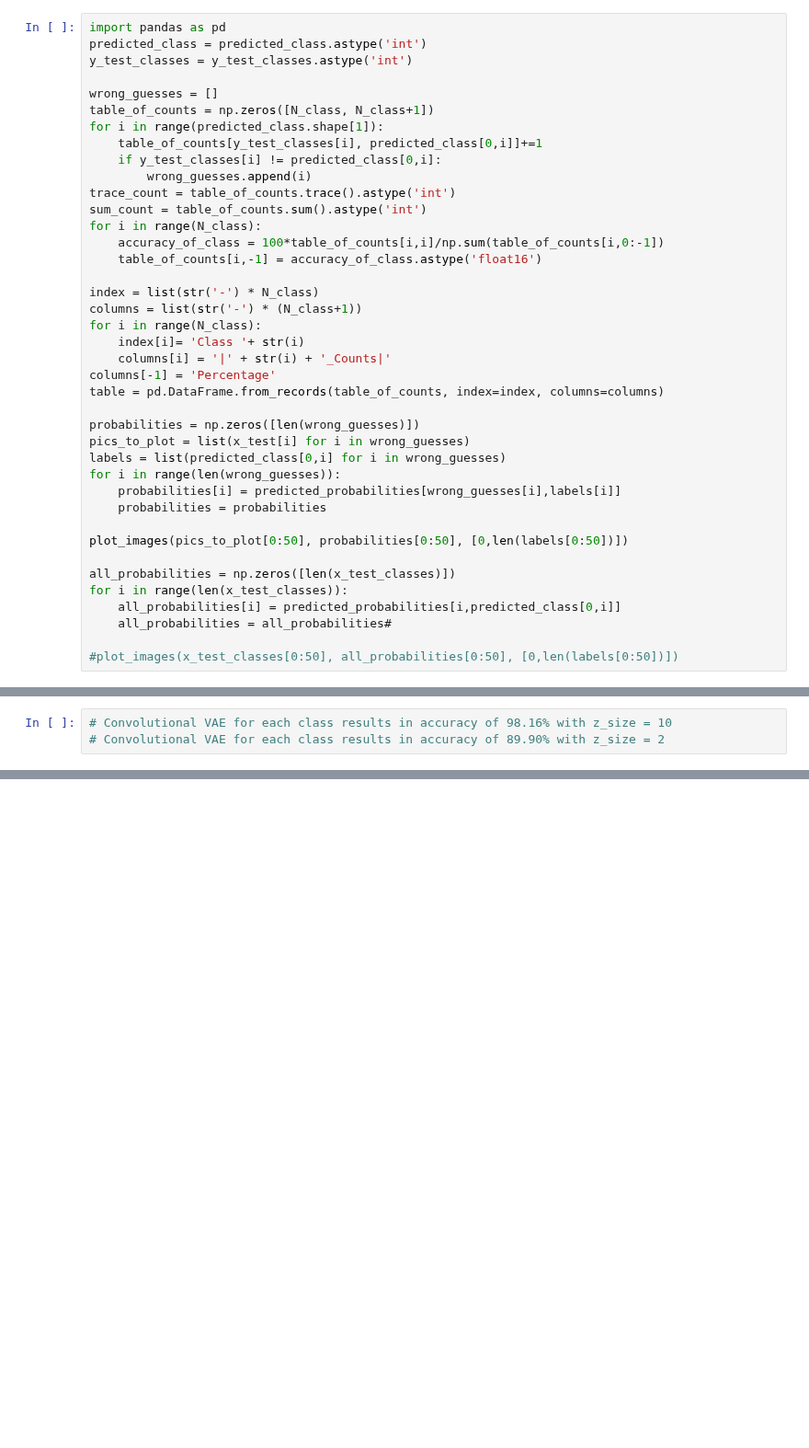
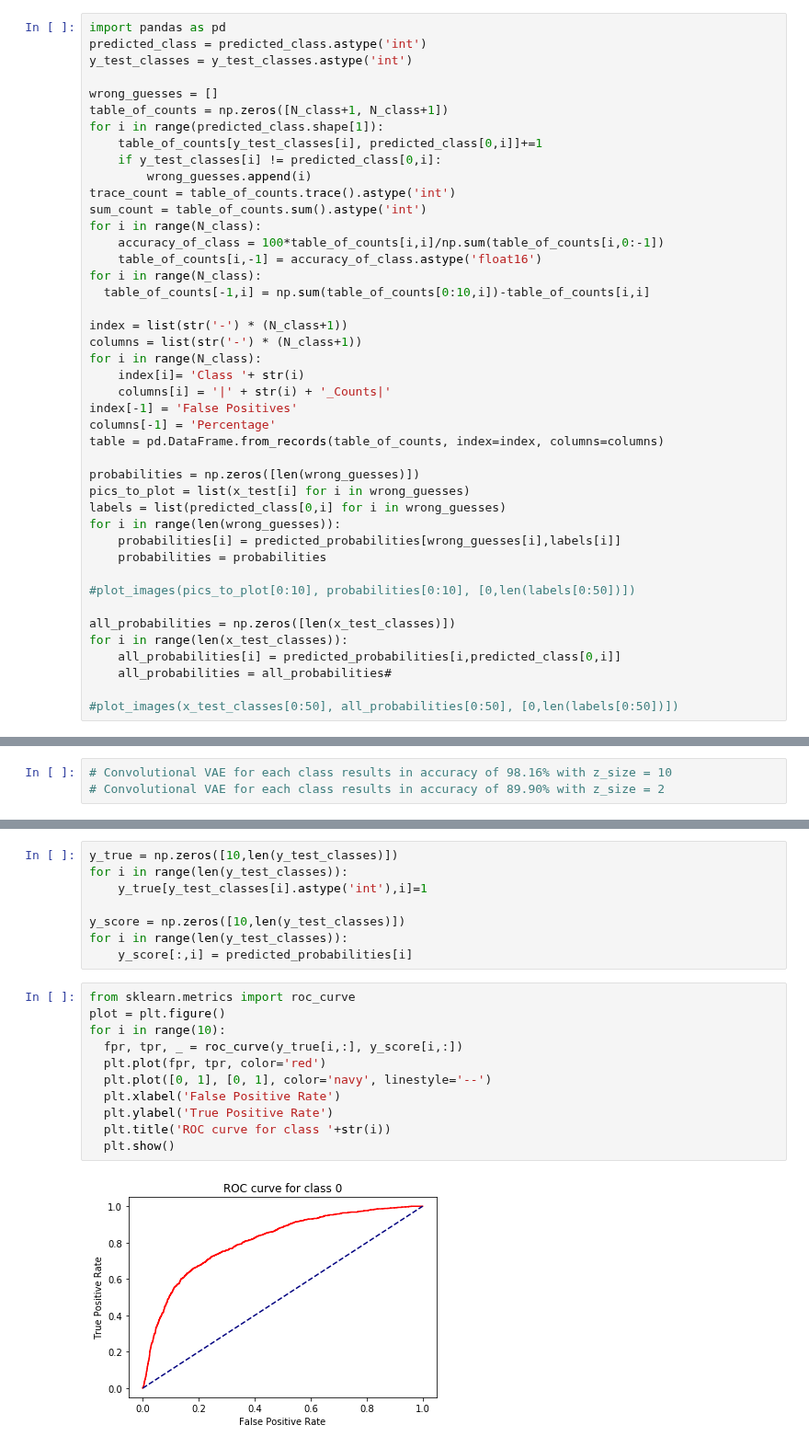
Before and after one commit to lorenzosintini/4YP, a Jupyter notebook: Models_v2/Conv_VAE_v2.ipynb, the cells around one changed output, grey strips where cells are left out. Shown at 92% size. Drawn from its saved outputs; the diff is of its cells as text; blank space fills up the shorter version.

```diff
--- a/Models_v2/Conv_VAE_v2.ipynb
+++ b/Models_v2/Conv_VAE_v2.ipynb
@@ -490,7 +497,7 @@ predicted_class = predicted_class.astype('int')
 y_test_classes = y_test_classes.astype('int')
 
 wrong_guesses = []
-table_of_counts = np.zeros([N_class, N_class+1])
+table_of_counts = np.zeros([N_class+1, N_class+1])
 for i in range(predicted_class.shape[1]):
     table_of_counts[y_test_classes[i], predicted_class[0,i]]+=1
     if y_test_classes[i] != predicted_class[0,i]:
@@ -500,12 +507,15 @@ sum_count = table_of_counts.sum().astype('int')
 for i in range(N_class):
     accuracy_of_class = 100*table_of_counts[i,i]/np.sum(table_of_counts[i,0:-1])
     table_of_counts[i,-1] = accuracy_of_class.astype('float16')
+for i in range(N_class):
+  table_of_counts[-1,i] = np.sum(table_of_counts[0:10,i])-table_of_counts[i,i]
 
-index = list(str('-') * N_class)
+index = list(str('-') * (N_class+1))
 columns = list(str('-') * (N_class+1))
 for i in range(N_class):
     index[i]= 'Class '+ str(i)
     columns[i] = '|' + str(i) + '_Counts|'
+index[-1] = 'False Positives'
 columns[-1] = 'Percentage'
 table = pd.DataFrame.from_records(table_of_counts, index=index, columns=columns)
 
@@ -516,7 +526,7 @@ for i in range(len(wrong_guesses)):
     probabilities[i] = predicted_probabilities[wrong_guesses[i],labels[i]]
     probabilities = probabilities
 
-plot_images(pics_to_plot[0:50], probabilities[0:50], [0,len(labels[0:50])])
+#plot_images(pics_to_plot[0:10], probabilities[0:10], [0,len(labels[0:50])])
 
 all_probabilities = np.zeros([len(x_test_classes)])
 for i in range(len(x_test_classes)):
@@ -578,0 +580,21 @@ np.transpose(wrong_guesses)
+# %%
+y_true = np.zeros([10,len(y_test_classes)])
+for i in range(len(y_test_classes)):
+    y_true[y_test_classes[i].astype('int'),i]=1
+
+y_score = np.zeros([10,len(y_test_classes)])
+for i in range(len(y_test_classes)):
+    y_score[:,i] = predicted_probabilities[i]
+# %%
+from sklearn.metrics import roc_curve
+plot = plt.figure()
+for i in range(10):
+  fpr, tpr, _ = roc_curve(y_true[i,:], y_score[i,:])
+  plt.plot(fpr, tpr, color='red')
+  plt.plot([0, 1], [0, 1], color='navy', linestyle='--')
+  plt.xlabel('False Positive Rate')
+  plt.ylabel('True Positive Rate')
+  plt.title('ROC curve for class '+str(i))
+  plt.show()
+# %% [output]
+[figure, added]
```
Also changed, not shown: parts of 23 cells of this notebook.
